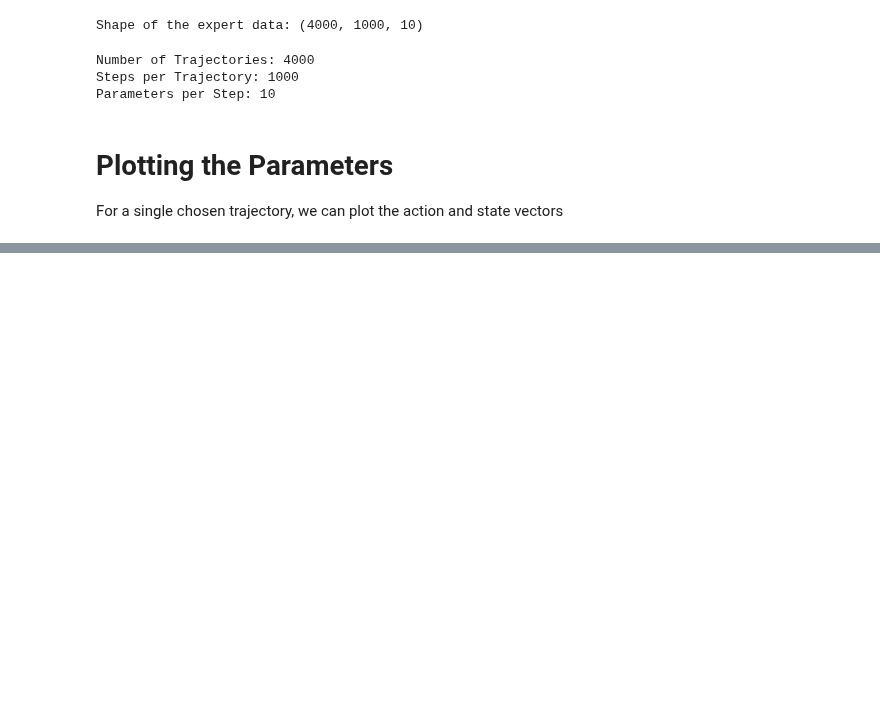
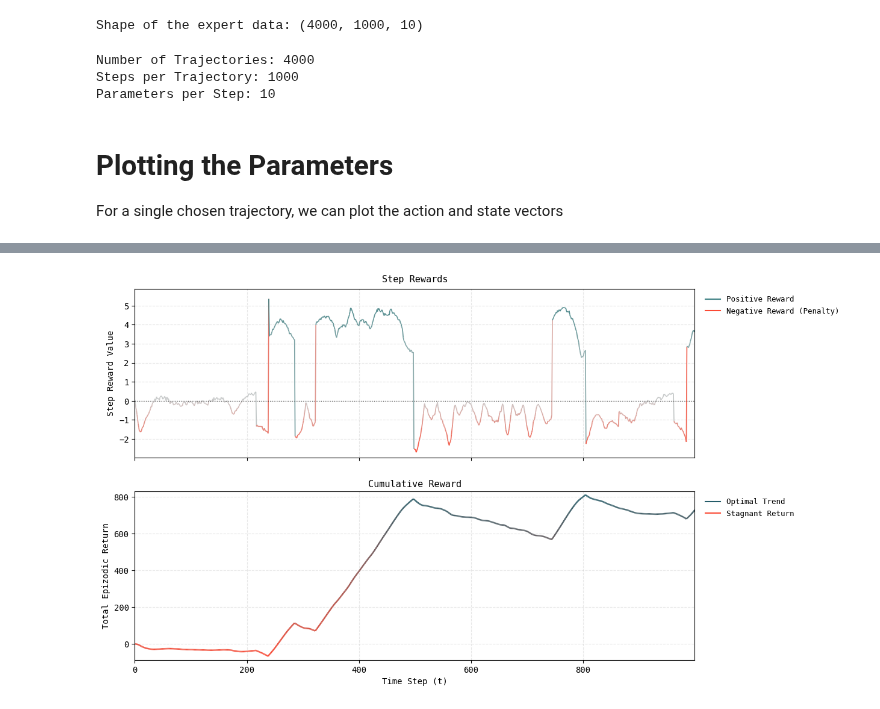
Before and after one commit to abhans/acraft, a Jupyter notebook: docs/analysis.ipynb, the cells around one changed output, grey strips where cells are left out. Cells and saved outputs as stored; diff of their text form; code cells hidden in the pictures; blank space fills up the shorter version.

```diff
--- a/docs/analysis.ipynb
+++ b/docs/analysis.ipynb
@@ -435,0 +412,80 @@ Video(f"exTrajDrone[{trajIdx}].mp4", embed=True)
+# %%
+import numpy as np
+import pandas as pd
+import matplotlib.pyplot as plt
+from matplotlib.collections import LineCollection
+from matplotlib.colors import LinearSegmentedColormap, TwoSlopeNorm
+
+timeSteps = dEpisode["Step"].values
+rewards = dEpisode["Reward"].values
+
+# Cumulative Reward (Return)
+rewardCumulative = np.cumsum(rewards)
+
+# Identify Waypoint Hit Events for discrete markers
+if "Waypoint_Reached" in dEpisode.columns:
+    waypointHits = dEpisode.loc[dEpisode["Waypoint_Reached"], "Step"].values
+else:
+    waypointHits = dEpisode[rewards >= 2.0]["Step"].values
+
+fig, (ax1, ax2) = plt.subplots(2, 1, figsize=(12, 8), sharex=True)
+
+# ------------ CMAP: Colormaps for rewards
+cmapStep = LinearSegmentedColormap.from_list("StepCmap", [RED, "#CCCCCC", BLUE])
+cmapCumulative = LinearSegmentedColormap.from_list("CumulativeCmap", [RED, SEAFOAM])
+
+# ------------ PLOT: Step Reward Profile
+points_step = np.array([timeSteps, rewards]).T.reshape(-1, 1, 2)
+segments_step = np.concatenate([points_step[:-1], points_step[1:]], axis=1)
+
+rewardsMin = min(rewards.min(), -0.1)
+rewardsMax = max(rewards.max(), 0.1)
+
+normStep = TwoSlopeNorm(vcenter=0.0, vmin=rewardsMin, vmax=rewardsMax)
+
+lcStep = LineCollection(segments_step, cmap=cmapStep, norm=normStep, linewidths=1.2)
+lcStep.set_array(rewards)
+ax1.add_collection(lcStep)
+
+ax1.axhline(0, color="black", linestyle=":", linewidth=1, alpha=0.6)
+
+ax1.set_ylabel("Step Reward Value", fontsize=10)
+ax1.set_title("Step Rewards", fontsize=11, pad=8)
+ax1.set_ylim(rewardsMin * 1.1, rewardsMax * 1.1)
+ax1.grid(True, linestyle="--", alpha=0.3)
+
+# Dummy plots for legend formatting
+ax1.plot([], [], color=BLUE, label="Positive Reward")
+ax1.plot([], [], color=RED, label="Negative Reward (Penalty)")
+ax1.legend(loc="upper right", fontsize=9, shadow=False, frameon=False, bbox_to_anchor=(1.27, 1.0))
+
+# ------------ PLOT: Cumulative Reward
+pointsCumulative = np.array([timeSteps, rewardCumulative]).T.reshape(-1, 1, 2)
+segmentsCumulative = np.concatenate([pointsCumulative[:-1], pointsCumulative[1:]], axis=1)
+
+# Standard normalization from lowest return to highest return
+normCumulative = plt.Normalize(vmin=rewardCumulative.min(), vmax=rewardCumulative.max())
+
+lcCumulative = LineCollection(segmentsCumulative, cmap=cmapCumulative, norm=normCumulative, linewidths=1.8)
+lcCumulative.set_array(rewardCumulative)
+ax2.add_collection(lcCumulative)
+
+ax2.set_xlabel("Time Step (t)", fontsize=10)
+ax2.set_ylabel("Total Epizodic Return", fontsize=10)
+ax2.set_title("Cumulative Reward", fontsize=11, pad=5)
+ax2.set_ylim(rewardCumulative.min() - 20, rewardCumulative.max() + 20)
+ax2.grid(True, linestyle="--", alpha=0.3)
+
+# Dummy plots for cumulative legend formatting
+ax2.plot([], [], color=SEAFOAM, label="Optimal Trend")
+ax2.plot([], [], color=RED, label="Stagnant Return")
+ax2.legend(
+    loc="upper right", fontsize=9,
+    shadow=False, frameon=False,
+    bbox_to_anchor=(1.19, 1.0)
+)
+
+plt.xlim(timeSteps.min(), timeSteps.max())
+plt.show()
+# %% [output]
+[figure, added]
```
Also changed, not shown: parts of 27 cells of this notebook, 2 other files.
